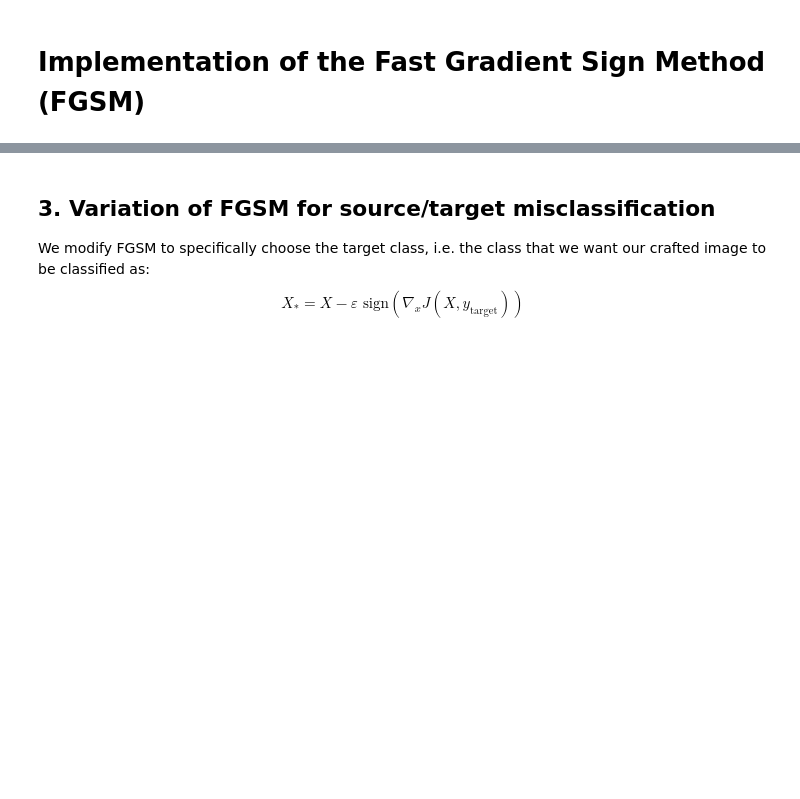
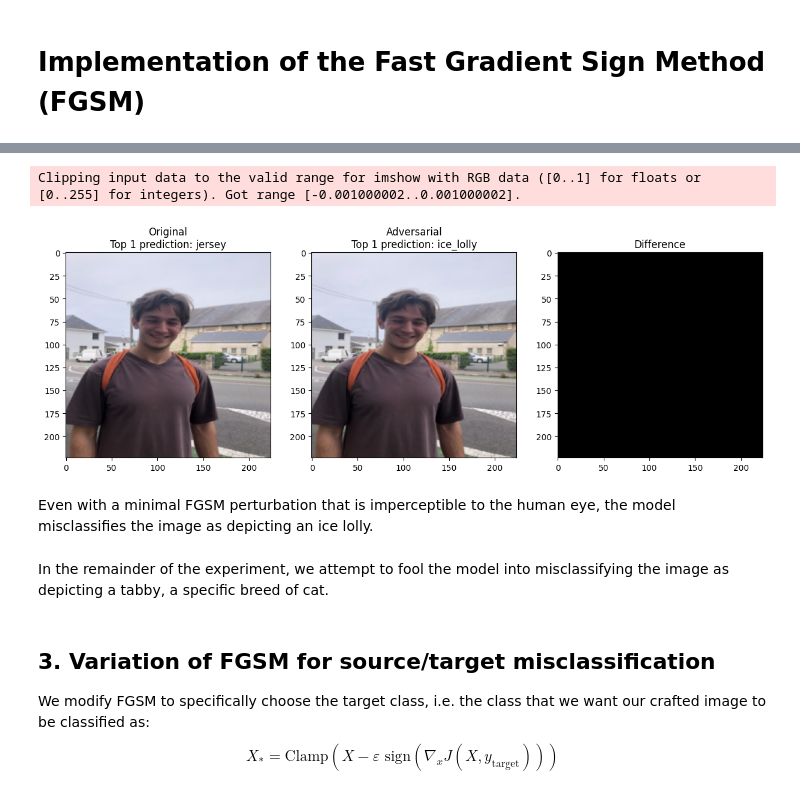
Before and after one commit to Red-Rapious/Adversarial-Attacks, a Jupyter notebook: code/fgsm.ipynb, the cells around one changed output, grey strips where cells are left out. Drawn from its saved outputs; the diff is of its cells as text; code cells hidden in the pictures; blank space fills up the shorter version.

```diff
--- a/code/fgsm.ipynb
+++ b/code/fgsm.ipynb
@@ -5,0 +16,9 @@ We will use the model `VGG16`, trained on the `ImageNet` dataset, to conduct our
+# %%
+net = models.resnet18(pretrained=True)
+net.eval()
+
+transform = models.ResNet18_Weights.IMAGENET1K_V1.transforms()
+
+LABELS_URL = 'https://s3.amazonaws.com/deep-learning-models/image-models/imagenet_class_index.json'
+classes = {int(key):value for (key, value)
+          in requests.get(LABELS_URL).json().items()}
@@ -10,4 +76,46 @@ $$X_* = X + \varepsilon\text{ sign}\left(\nabla_x J(X, y_{\text{true}})\right)$$
+# %%
+def fgsm_attack(image, epsilon, data_grad):
+    # Collect the element-wise sign of the data gradient
+    grad_sign = torch.sign(data_grad)
+
+    # Create the perturbed image by adjusting each pixel of the input image
+    adjusted_image = image + epsilon * grad_sign
+
+    # Adding clipping to maintain [0,1] range
+    perturbed_image = adjusted_image.clamp(0, 1)
+
+    # Return the perturbed image
+    return perturbed_image
+# %%
+idx = face_pred.argmax().item()
+criterion = nn.CrossEntropyLoss()
+face_img.requires_grad = True
+logit = net(normalize(face_img).unsqueeze(0))
+target = torch.tensor([idx])
+
+loss = criterion(logit, target)
+loss.backward()
+
+epsilon = 0.001
+x_att = fgsm_attack(face_img,epsilon,face_img.grad)
+x_att_pred = net(normalize(x_att.unsqueeze(0)))
+
+fig, ax = plt.subplots(1,3, figsize=(15, 5))
+ax[0].set_title("Original\nTop 1 prediction: "+str(classes[face_pred.argmax().item()][1]))
+ax[1].set_title("Adversarial\nTop 1 prediction: "+str(classes[x_att_pred.argmax().item()][1]))
+ax[2].set_title("Difference")
+plot_img_tensor(face_img, ax[0])
+plot_img_tensor(x_att, ax[1])
+plot_img_tensor(x_att - face_img, ax[2])
+plt.show()
+# %% [output]
+Clipping input data to the valid range for imshow with RGB data ([0..1] for floats or [0..255] for integers). Got range [-0.001000002..0.001000002].
+[figure, added]
+# %% [markdown]
+Even with a minimal FGSM perturbation that is imperceptible to the human eye, the model misclassifies the image as depicting an ice lolly.
+# %% [markdown]
+In the remainder of the experiment, we attempt to fool the model into misclassifying the image as depicting a tabby, a specific breed of cat.
 # %% [markdown]
 ## 3. Variation of FGSM for source/target misclassification
 We modify FGSM to specifically choose the target class, i.e. the class that we want our crafted image to be classified as:
-$$X_* = X - \varepsilon\text{ sign}\left(\nabla_x J(X, y_{\text{target}})\right)$$
+$$X_* = \text{Clamp}(X - \varepsilon\text{ sign}\left(\nabla_x J(X, y_{\text{target}})\right))$$
```
Also changed, not shown: parts of 12 cells of this notebook.
